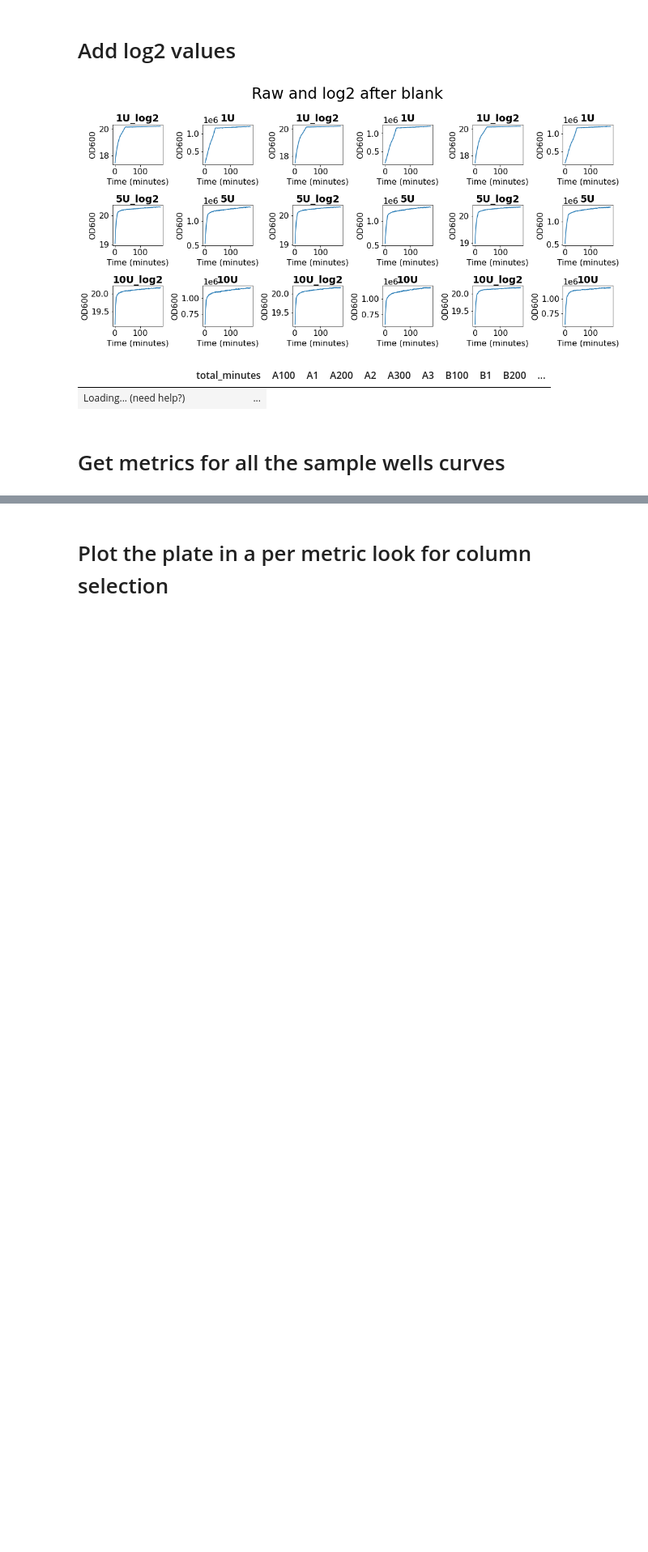
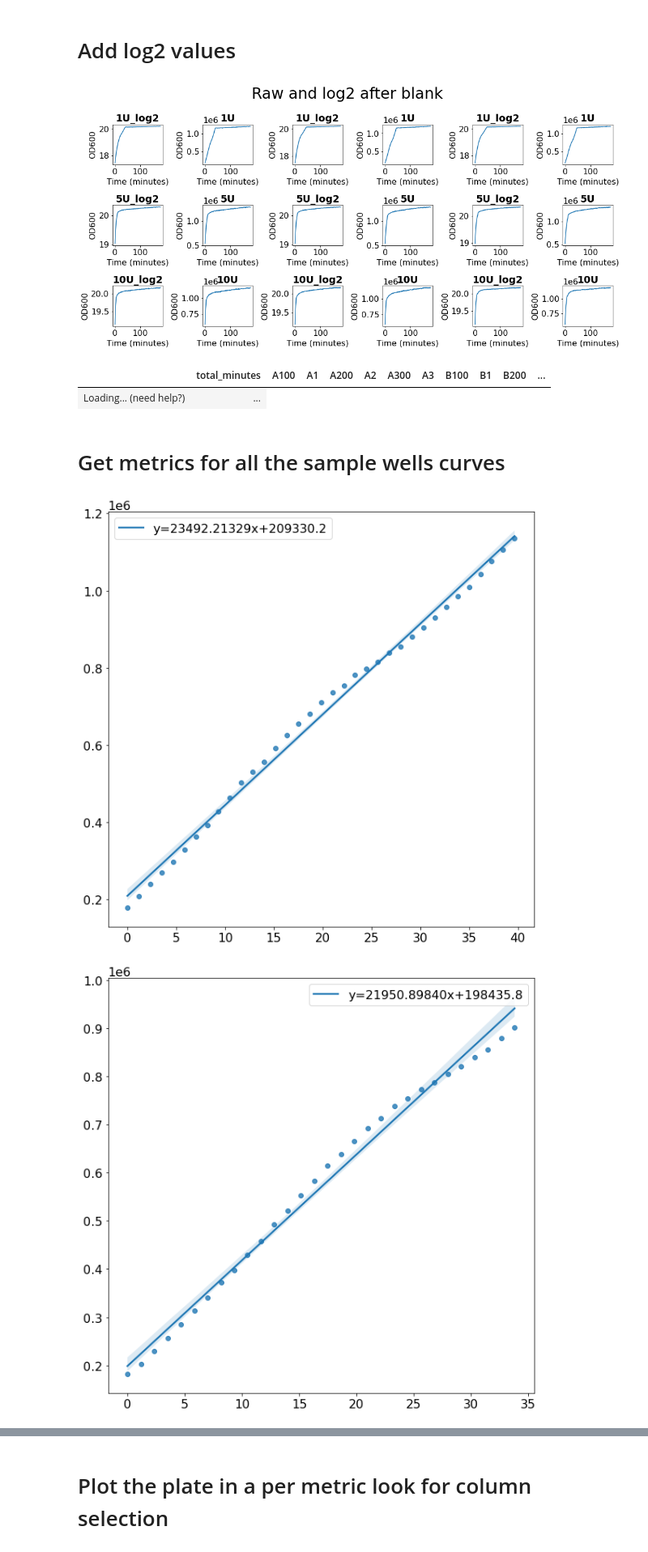
Before and after one commit to cultivarium/Growth_analysis, a Jupyter notebook: growth_curves.ipynb, the cells around one changed output, grey strips where cells are left out. Shown at 81% size. Saved outputs shown, nothing was run; the diff lists cells and outputs as text; code cells hidden in the pictures; blank space fills up the shorter version.

```diff
--- a/growth_curves.ipynb
+++ b/growth_curves.ipynb
@@ -452,7 +453,7 @@ def getMetrics(curve1,curve2, col):
     ogxlist=list(curve1[0:c])
     ogylist=list(curve2[0:c])
     tslope, intercept, r_value, p_value, std_err = stats.linregress(ogxlist,ogylist)
-    '''# plot vs. Time
+    # plot vs. Time
 
     plt.figure(figsize=(10,10))
     ogxlist=list(curve1[0:c])
@@ -462,7 +463,7 @@ def getMetrics(curve1,curve2, col):
     #plt.yscale('log')
     #plt.xscale('log')
     plt.legend()
-    plt.show()'''
+    plt.show()
 
     # get the metrics
     exp_phase_idx=c
@@ -475,30 +476,32 @@ def getMetrics(curve1,curve2, col):
 fpopdf=pd.DataFrame()
 for col in log2tdf.columns:
     if '00' in col or 'total_minutes' in col:
         continue
     # get the values for the maxOD, midlog, growth rate and doubling time
     ep_idx,mdlg_idx,gr,dbt=getMetrics(log2tdf['total_minutes'],log2tdf[col],col)
     # use the indices to get the values from the series
     # for max OD I need to use the original columns
     ogcol=col.replace('00','')
     ogcol_list=list(log2tdf[ogcol].values)
     max_od=max(log2tdf[ogcol].values)
     # get the values for ttr_maxOD,and ttr to midlog
     ttr_max_idx=log2tdf.index[log2tdf[ogcol]==max_od].values
     ttr_max_idx=ttr_max_idx[0]
     ttr_max_od=log2tdf.loc[ttr_max_idx]['total_minutes']
 
     midlog_od=ogcol_list[mdlg_idx]
     ttr_midlog=log2tdf.loc[mdlg_idx]['total_minutes']
 
 
     # update the table
     values_to_add = { 'sample_name':col2sample[ogcol],'well': ogcol,'plate_id':plateid,'maxOD600':max_od,
                      'Growth_rate':gr,'Doubling_time':dbt,'Time_to_reach_maxOD600_(minutes)':ttr_max_od,
                      'Mid_log_OD600':midlog_od,'Time_to_reach_mid_log_(minutes)':ttr_midlog }
     row_to_add = pd.Series(values_to_add, name=ogcol)
     new_df=pd.DataFrame([row_to_add], columns=row_to_add._stat_axis)
     fpopdf = pd.concat([fpopdf,new_df],ignore_index=True)
 
 fpopdf
 # %% [output]
+[figure, added]
+[figure, added]
```
Also changed, not shown: parts of 8 cells of this notebook, 1 other file.
